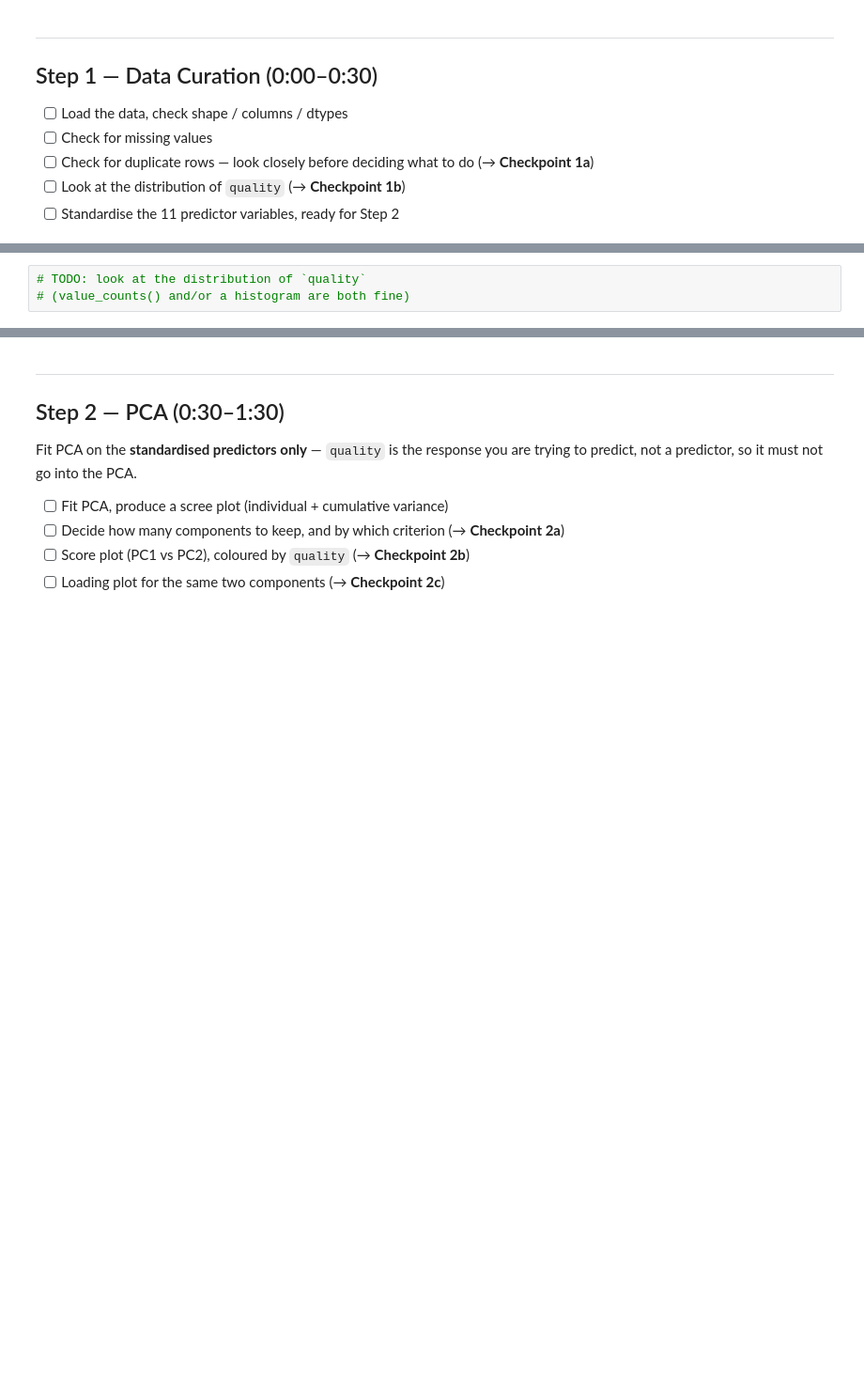
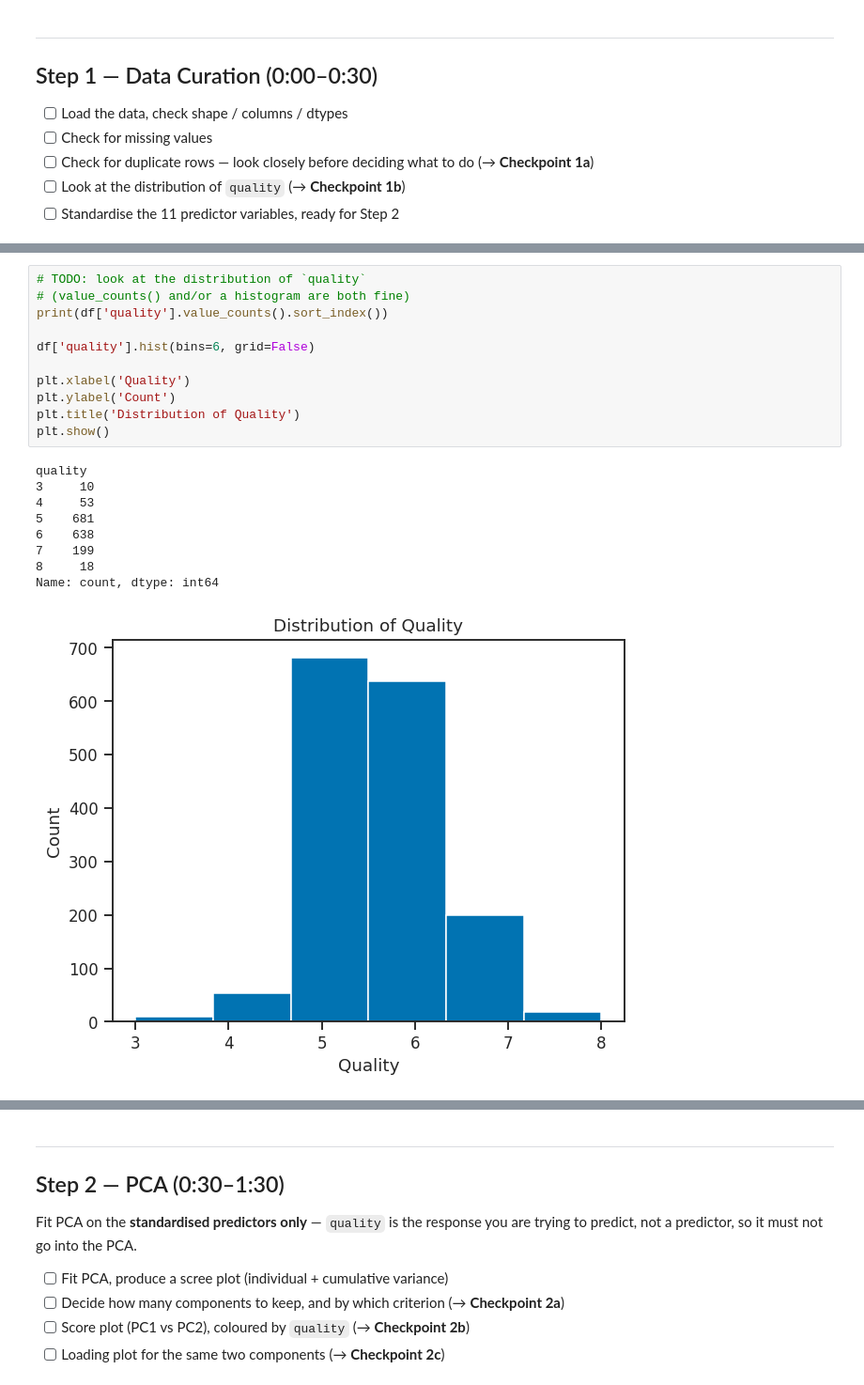
Before and after one commit to alva-jpg/1kb570_2026-hej, a Jupyter notebook: Labs/02_modelling_wine_quality/starter_notebook.ipynb, the cells around one changed output, grey strips where cells are left out. Shown at 94% size. Saved outputs shown, nothing was run; the diff lists cells and outputs as text; blank space fills up the shorter version.

```diff
--- a/Labs/02_modelling_wine_quality/starter_notebook.ipynb
+++ b/Labs/02_modelling_wine_quality/starter_notebook.ipynb
@@ -60,6 +131,24 @@ df.head()
 # %%
 # TODO: look at the distribution of `quality`
 # (value_counts() and/or a histogram are both fine)
+print(df['quality'].value_counts().sort_index())
+
+df['quality'].hist(bins=6, grid=False)
+
+plt.xlabel('Quality')
+plt.ylabel('Count')
+plt.title('Distribution of Quality')
+plt.show()
+# %% [output]
+quality
+3     10
+4     53
+5    681
+6    638
+7    199
+8     18
+Name: count, dtype: int64
+[figure, added]
 # %%
 # TODO: separate predictors (X, the 11 physicochemical columns) from the
 # response (y = quality), then standardise X ready for PCA.
```
Also changed, not shown: parts of 10 cells of this notebook.
